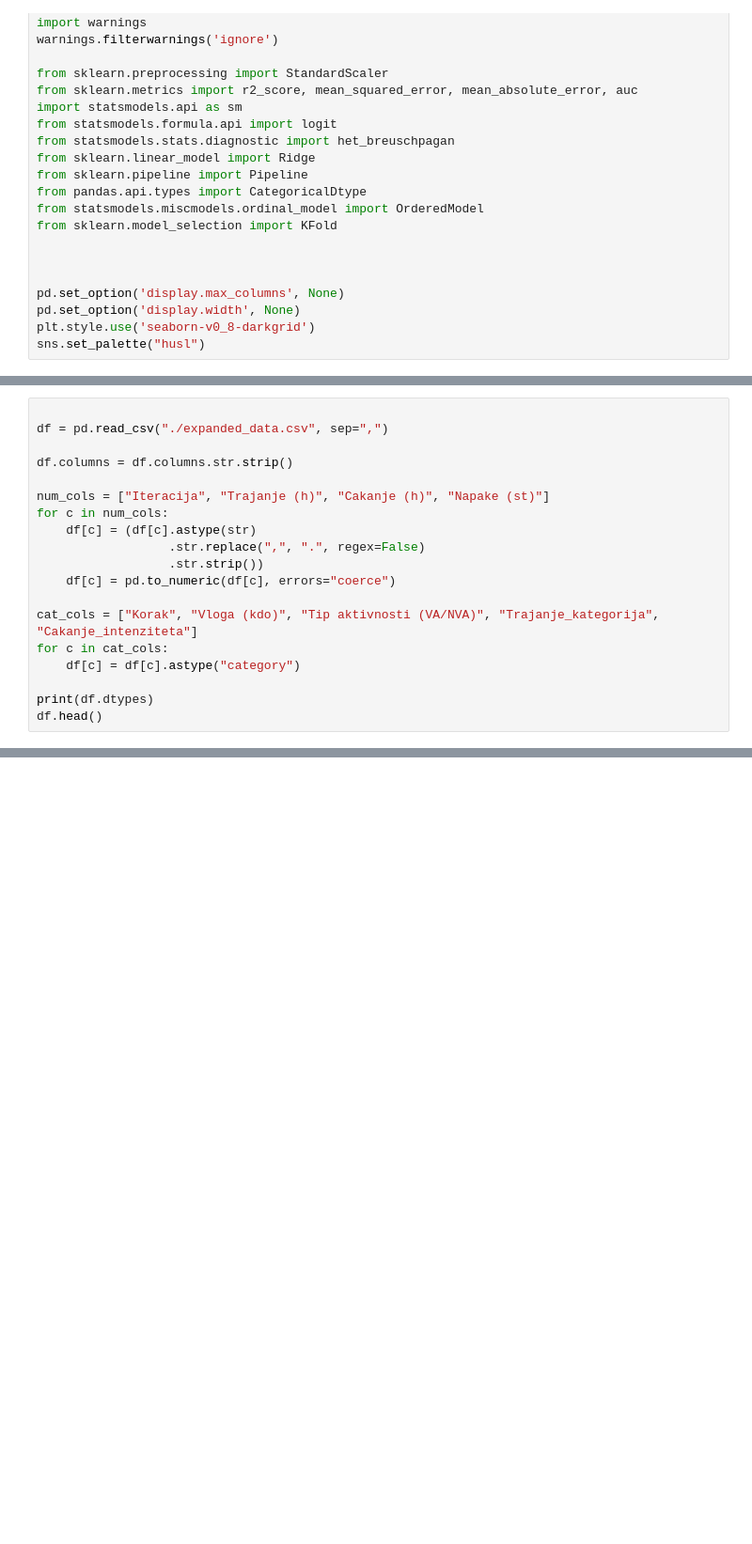
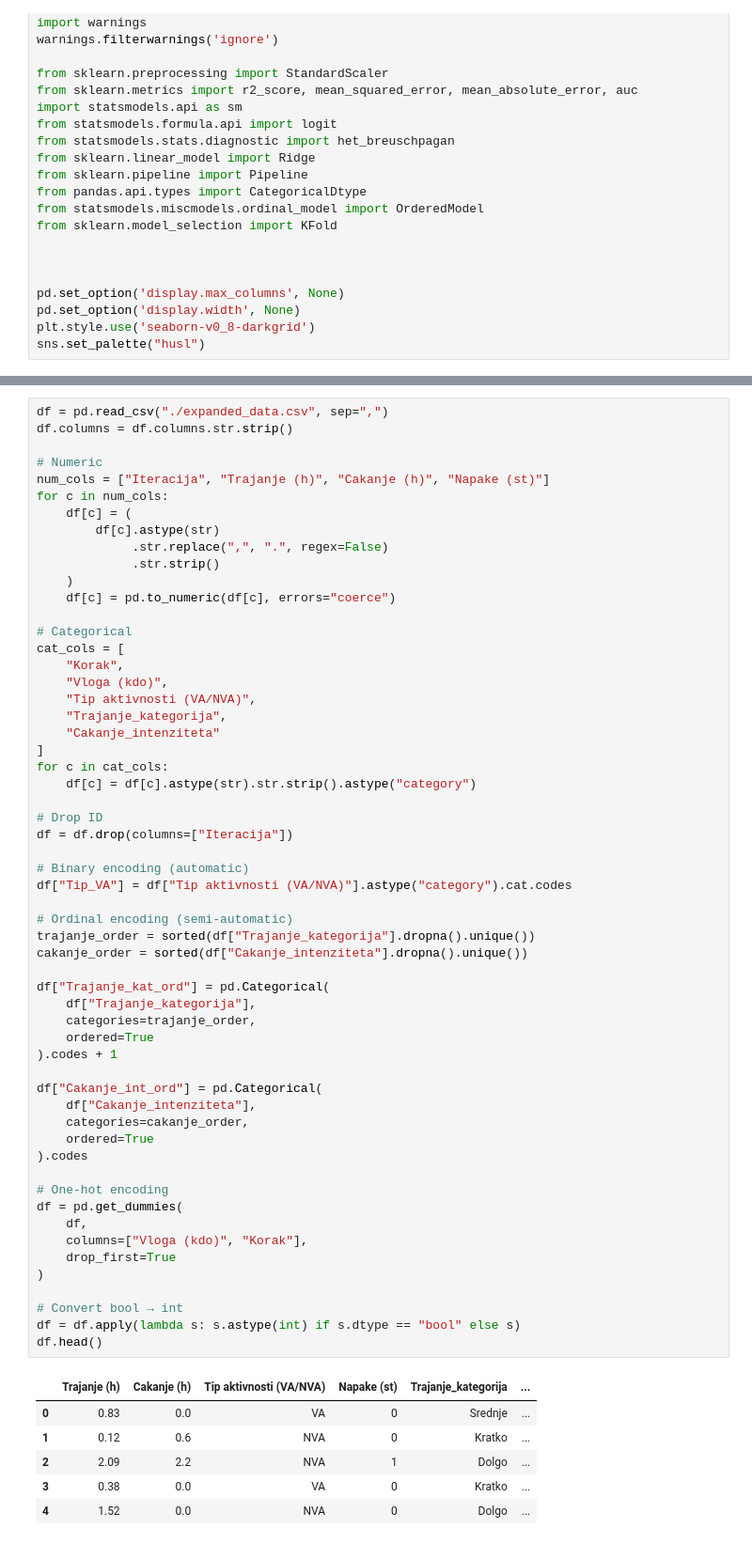
Before and after one commit to StefanSrnjakov/third-semester, a Jupyter notebook: VitkoUpravljanje/vaja5/main2.ipynb, the cells around one changed output, grey strips where cells are left out. Shown at 94% size. Saved outputs shown, nothing was run; the diff lists cells and outputs as text; blank space fills up the shorter version.

```diff
--- a/VitkoUpravljanje/vaja5/main2.ipynb
+++ b/VitkoUpravljanje/vaja5/main2.ipynb
@@ -154,19 +26,0 @@ def ordinal_null_loglike(y_data, distr="logit"):
-# %%
-
-df = pd.read_csv("./expanded_data.csv", sep=",")
-
-df.columns = df.columns.str.strip()
-
-num_cols = ["Iteracija", "Trajanje (h)", "Cakanje (h)", "Napake (st)"]
-for c in num_cols:
-    df[c] = (df[c].astype(str)
-                  .str.replace(",", ".", regex=False)
-                  .str.strip())
-    df[c] = pd.to_numeric(df[c], errors="coerce")
-
-cat_cols = ["Korak", "Vloga (kdo)", "Tip aktivnosti (VA/NVA)", "Trajanje_kategorija", "Cakanje_intenziteta"]
-for c in cat_cols:
-    df[c] = df[c].astype("category")
-
-print(df.dtypes)
-df.head()
@@ -712,0 +56,64 @@ Model bi uporabili za **prepoznavo in optimizacijo kritičnih procesnih korakov*
+# %%
+df = pd.read_csv("./expanded_data.csv", sep=",")
+df.columns = df.columns.str.strip()
+
+# Numeric
+num_cols = ["Iteracija", "Trajanje (h)", "Cakanje (h)", "Napake (st)"]
+for c in num_cols:
+    df[c] = (
+        df[c].astype(str)
+             .str.replace(",", ".", regex=False)
+             .str.strip()
+    )
+    df[c] = pd.to_numeric(df[c], errors="coerce")
+
+# Categorical
+cat_cols = [
+    "Korak",
+    "Vloga (kdo)",
+    "Tip aktivnosti (VA/NVA)",
+    "Trajanje_kategorija",
+    "Cakanje_intenziteta"
+]
+for c in cat_cols:
+    df[c] = df[c].astype(str).str.strip().astype("category")
+
+# Drop ID
+df = df.drop(columns=["Iteracija"])
+
+# Binary encoding (automatic)
+df["Tip_VA"] = df["Tip aktivnosti (VA/NVA)"].astype("category").cat.codes
+
+# Ordinal encoding (semi-automatic)
+trajanje_order = sorted(df["Trajanje_kategorija"].dropna().unique())
+cakanje_order = sorted(df["Cakanje_intenziteta"].dropna().unique())
+
+df["Trajanje_kat_ord"] = pd.Categorical(
+    df["Trajanje_kategorija"],
+    categories=trajanje_order,
+    ordered=True
+).codes + 1
+
+df["Cakanje_int_ord"] = pd.Categorical(
+    df["Cakanje_intenziteta"],
+    categories=cakanje_order,
+    ordered=True
+).codes
+
+# One-hot encoding
+df = pd.get_dummies(
+    df,
+    columns=["Vloga (kdo)", "Korak"],
+    drop_first=True
+)
+
+# Convert bool → int
+df = df.apply(lambda s: s.astype(int) if s.dtype == "bool" else s)
+df.head()
+# %% [output]
+|  | Trajanje (h) | Cakanje (h) | Tip aktivnosti (VA/NVA) | Napake (st) | Trajanje_kategorija | ... |
+| 0 | 0.83 | 0.0 | VA | 0 | Srednje | ... |
+| 1 | 0.12 | 0.6 | NVA | 0 | Kratko | ... |
+| 2 | 2.09 | 2.2 | NVA | 1 | Dolgo | ... |
+| 3 | 0.38 | 0.0 | VA | 0 | Kratko | ... |
+| 4 | 1.52 | 0.0 | NVA | 0 | Dolgo | ... |
```
Also changed, not shown: parts of 52 cells of this notebook, 46 other files.
